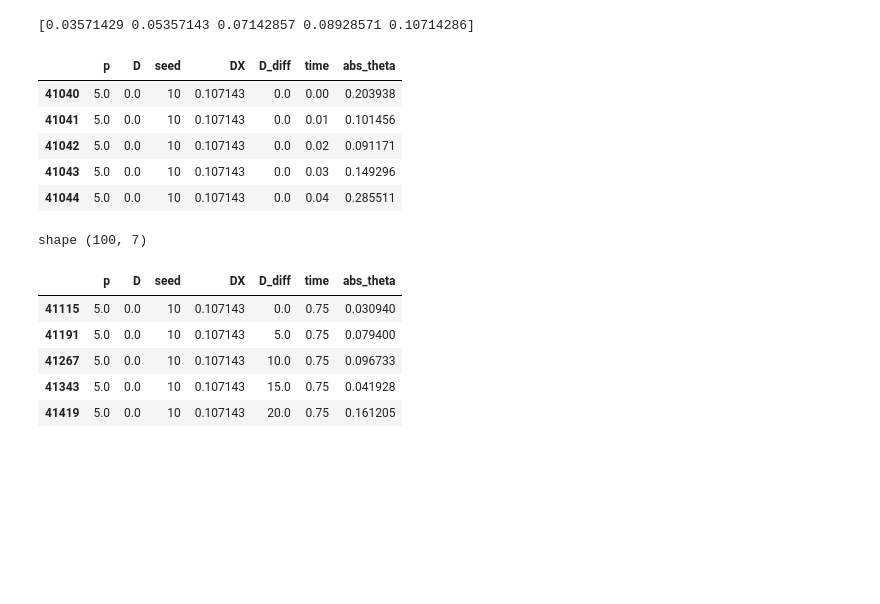
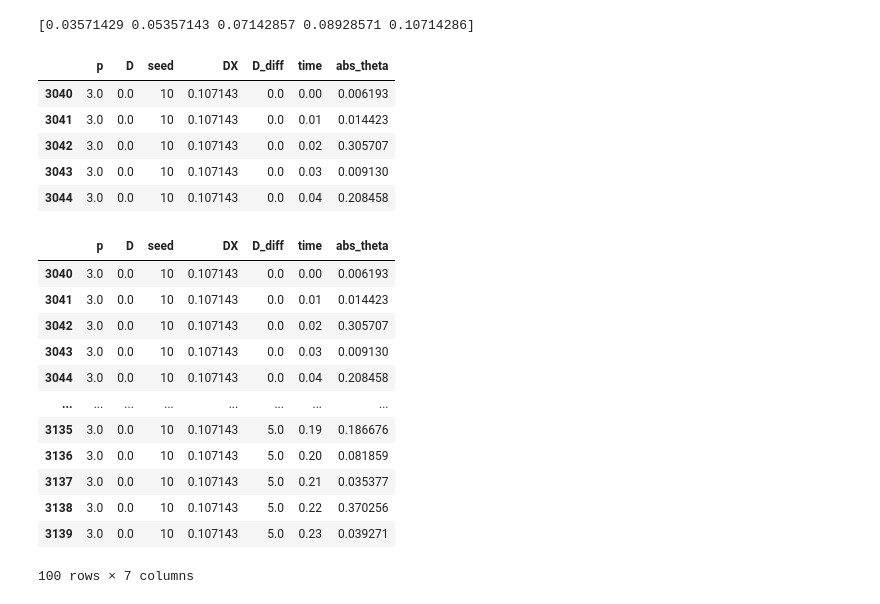
Before and after one commit to MohamedBenloughmari/Neural_Reconstruction, a Jupyter notebook: statistiques copy.ipynb, the cells around one changed output. Saved outputs shown, nothing was run; the diff lists cells and outputs as text; code cells hidden in the pictures; blank space fills up the shorter version.

```diff
--- a/statistiques copy.ipynb
+++ b/statistiques copy.ipynb
@@ -13,7 +13,7 @@ shape (76000, 7)
 # %%
 p_list=df['p'].unique()
 # %%
-df=df[df["p"]==p_list[1]]
+df=df[df["p"]==p_list[0]]
 print("shape",df.shape)
 # %% [output]
 shape (38000, 7)
@@ -28,26 +28,27 @@ df=df[df["DX"]==dx_list[4]]
 df.head()
 # %% [output]
 |  | p | D | seed | DX | D_diff | time | abs_theta |
-| 41040 | 5.0 | 0.0 | 10 | 0.107143 | 0.0 | 0.00 | 0.203938 |
-| 41041 | 5.0 | 0.0 | 10 | 0.107143 | 0.0 | 0.01 | 0.101456 |
-| 41042 | 5.0 | 0.0 | 10 | 0.107143 | 0.0 | 0.02 | 0.091171 |
-| 41043 | 5.0 | 0.0 | 10 | 0.107143 | 0.0 | 0.03 | 0.149296 |
-| 41044 | 5.0 | 0.0 | 10 | 0.107143 | 0.0 | 0.04 | 0.285511 |
+| 3040 | 3.0 | 0.0 | 10 | 0.107143 | 0.0 | 0.00 | 0.006193 |
+| 3041 | 3.0 | 0.0 | 10 | 0.107143 | 0.0 | 0.01 | 0.014423 |
+| 3042 | 3.0 | 0.0 | 10 | 0.107143 | 0.0 | 0.02 | 0.305707 |
+| 3043 | 3.0 | 0.0 | 10 | 0.107143 | 0.0 | 0.03 | 0.009130 |
+| 3044 | 3.0 | 0.0 | 10 | 0.107143 | 0.0 | 0.04 | 0.208458 |
-# %%
-
-df=df[df["time"]==0.75]
-print("shape",df.shape)
-# %% [output]
-shape (100, 7)
 # %%
-df.head()
+df.head(100)
 # %% [output]
 |  | p | D | seed | DX | D_diff | time | abs_theta |
-| 41115 | 5.0 | 0.0 | 10 | 0.107143 | 0.0 | 0.75 | 0.030940 |
-| 41191 | 5.0 | 0.0 | 10 | 0.107143 | 5.0 | 0.75 | 0.079400 |
-| 41267 | 5.0 | 0.0 | 10 | 0.107143 | 10.0 | 0.75 | 0.096733 |
-| 41343 | 5.0 | 0.0 | 10 | 0.107143 | 15.0 | 0.75 | 0.041928 |
-| 41419 | 5.0 | 0.0 | 10 | 0.107143 | 20.0 | 0.75 | 0.161205 |
+| 3040 | 3.0 | 0.0 | 10 | 0.107143 | 0.0 | 0.00 | 0.006193 |
+| 3041 | 3.0 | 0.0 | 10 | 0.107143 | 0.0 | 0.01 | 0.014423 |
+| 3042 | 3.0 | 0.0 | 10 | 0.107143 | 0.0 | 0.02 | 0.305707 |
+| 3043 | 3.0 | 0.0 | 10 | 0.107143 | 0.0 | 0.03 | 0.009130 |
+| 3044 | 3.0 | 0.0 | 10 | 0.107143 | 0.0 | 0.04 | 0.208458 |
+| ... | ... | ... | ... | ... | ... | ... | ... |
+| 3135 | 3.0 | 0.0 | 10 | 0.107143 | 5.0 | 0.19 | 0.186676 |
+| 3136 | 3.0 | 0.0 | 10 | 0.107143 | 5.0 | 0.20 | 0.081859 |
+| 3137 | 3.0 | 0.0 | 10 | 0.107143 | 5.0 | 0.21 | 0.035377 |
+| 3138 | 3.0 | 0.0 | 10 | 0.107143 | 5.0 | 0.22 | 0.370256 |
+| 3139 | 3.0 | 0.0 | 10 | 0.107143 | 5.0 | 0.23 | 0.039271 |
+100 rows × 7 columns
 # %%
 plt.figure(figsize=(9, 5))
 
```
Also changed, not shown: parts of 3 cells of this notebook, 16 other files.
